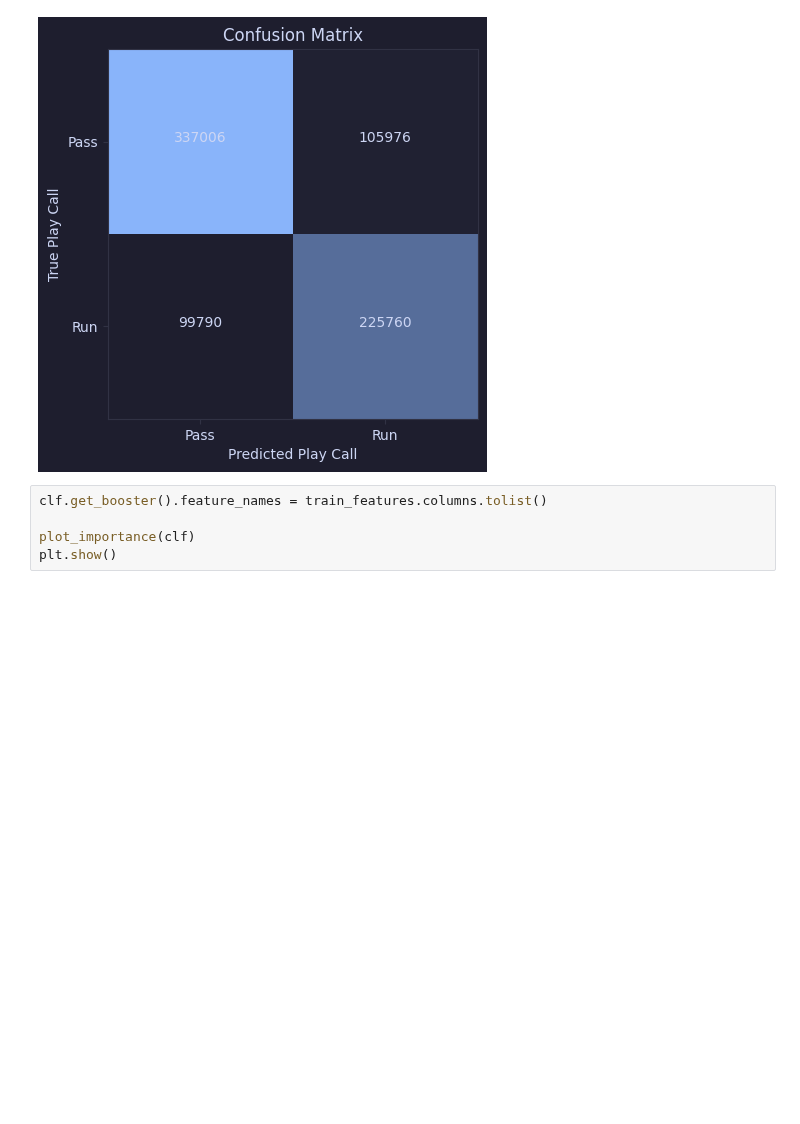
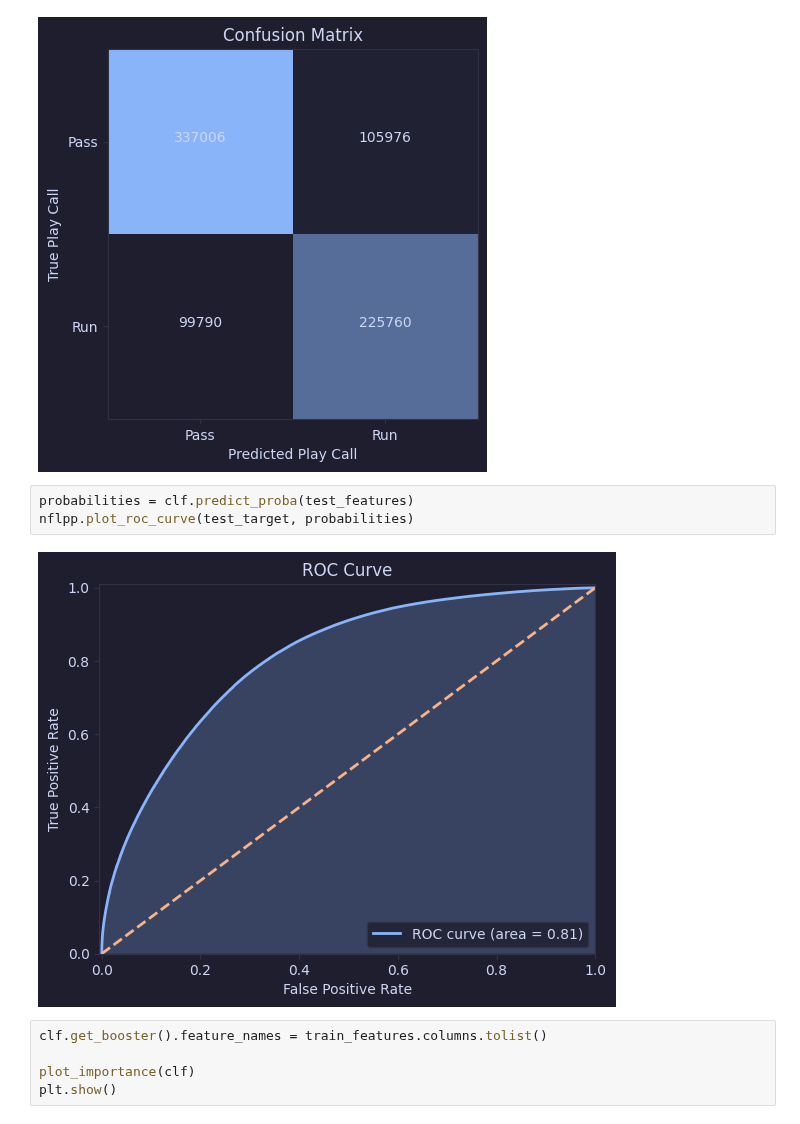
Before and after one commit to hansmissenheim/play-prediction, a Jupyter notebook: notebooks/xgb.ipynb, the cells around one changed output. Saved outputs shown, nothing was run; the diff lists cells and outputs as text; blank space fills up the shorter version.

Commit message:
Add function for plotting ROC curve

```diff
--- a/notebooks/xgb.ipynb
+++ b/notebooks/xgb.ipynb
@@ -132,6 +132,11 @@ The rest of the notebook is devoted to evaluating the performance of the trained
 nflpp.plot_confusion_matrix(test_target, test_preds)
 # %% [output]
 [figure]
+# %%
+probabilities = clf.predict_proba(test_features)
+nflpp.plot_roc_curve(test_target, probabilities)
+# %% [output]
+[figure, added]
 # %%
 clf.get_booster().feature_names = train_features.columns.tolist()
 
```
Also changed, not shown: 2 other files.
